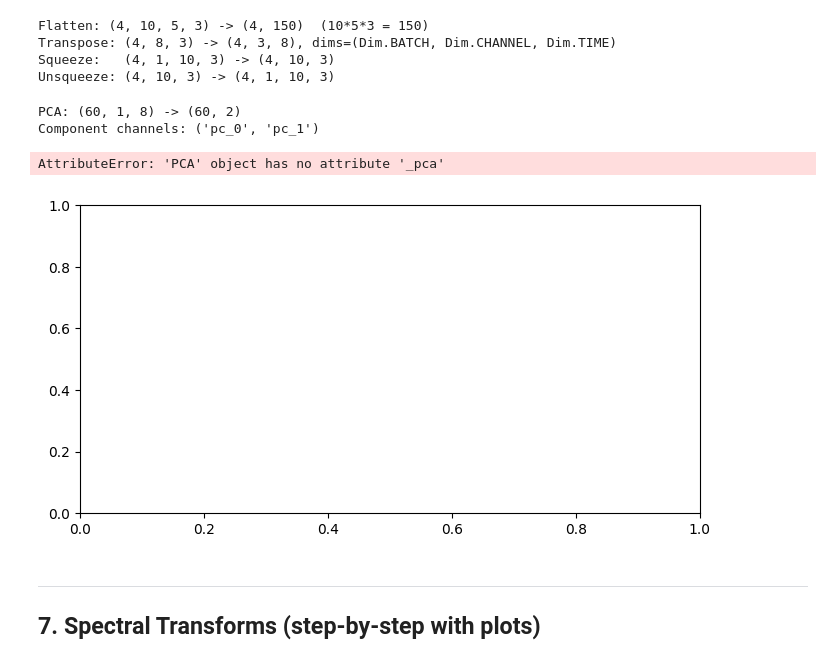
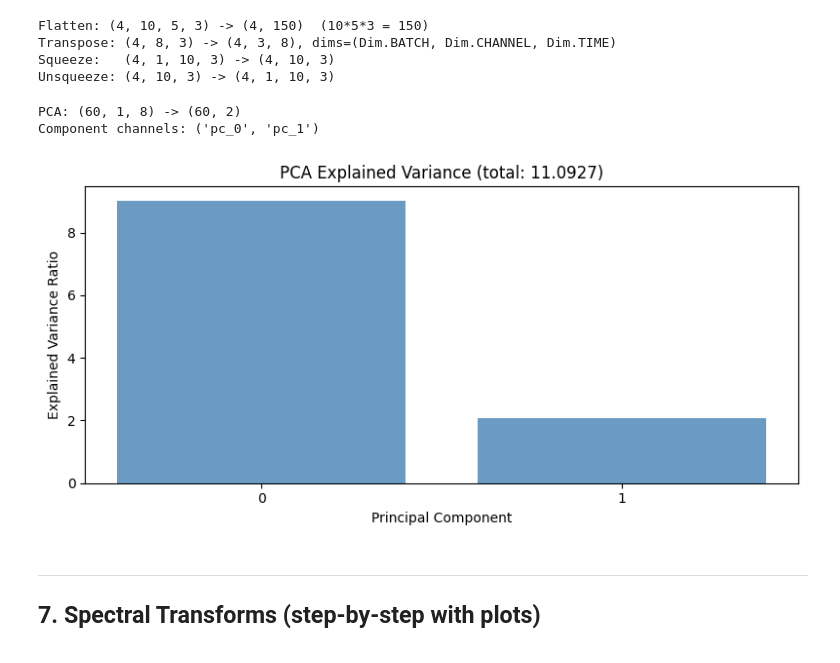
Before and after one commit to kontogiannisg/tensorts, a Jupyter notebook: test_tensorts.ipynb, the cells around one changed output. Cells and saved outputs as stored; diff of their text form; code cells hidden in the pictures.

```diff
--- a/test_tensorts.ipynb
+++ b/test_tensorts.ipynb
@@ -519,31 +524,30 @@ Unsqueeze: (4, 10, 3) -> (4, 1, 10, 3)
 # %%
 # PCA: reduce to 2 components and plot explained variance
 rng = np.random.RandomState(0)
 latent = rng.randn(60, 2)
 mixing = rng.randn(2, 8)
 data_pca = (latent @ mixing + rng.randn(60, 8) * 0.01)[:, np.newaxis, :]
 ts_pca = TimeTensor(data=data_pca, dims=(Dim.BATCH, Dim.TIME, Dim.CHANNEL))
 
 pca = PCA(n_components=2)
 result_pca = pca.fit_transform(ts_pca)
 print(f"PCA: {ts_pca.shape} -> {result_pca.shape}")
 print(f"Component channels: {result_pca.channels.names}")
 
 # Plot explained variance
 fig, ax = plt.subplots(figsize=(8, 4))
-evr = pca._pca.explained_variance_ratio_
+evr = pca.explained_variance_
 ax.bar(range(len(evr)), evr, color='steelblue', alpha=0.8)
 ax.set_xlabel("Principal Component")
 ax.set_ylabel("Explained Variance Ratio")
 ax.set_title(f"PCA Explained Variance (total: {sum(evr):.4f})")
 ax.set_xticks(range(len(evr)))
 plt.tight_layout()
 plt.show()
 # %% [output]
 PCA: (60, 1, 8) -> (60, 2)
 Component channels: ('pc_0', 'pc_1')
-AttributeError: 'PCA' object has no attribute '_pca'
-[figure, old version]
+[figure, new version]
 # %% [markdown]
 ---
 ## 7. Spectral Transforms (step-by-step with plots)
```
Also changed, not shown: parts of 22 cells of this notebook.
